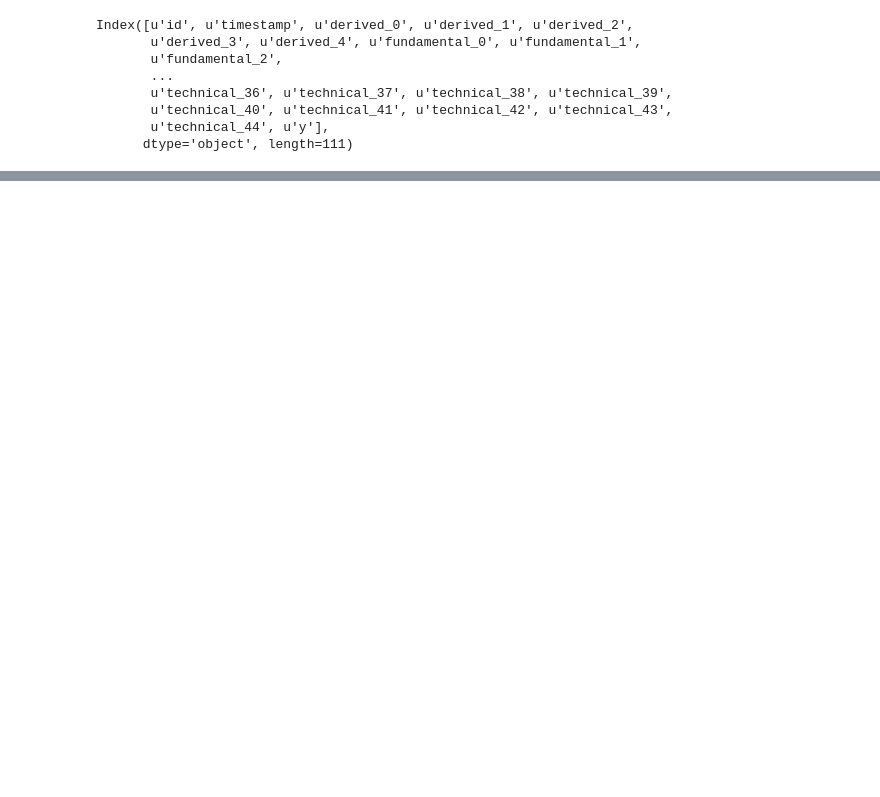
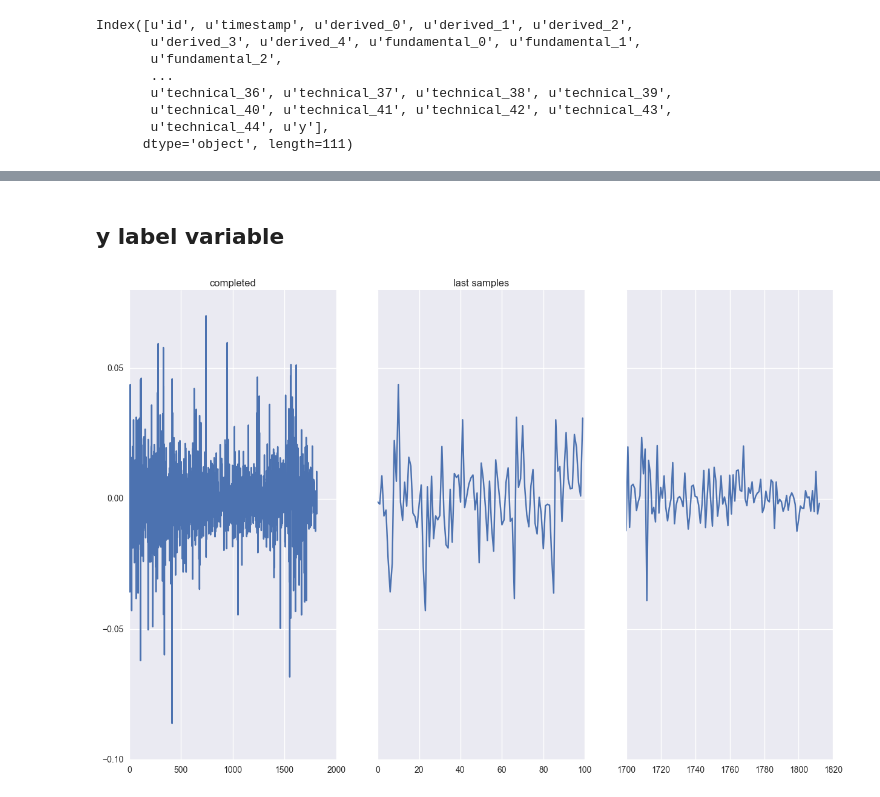
Before and after one commit to VictorPelaez/Time-series-financial, a Jupyter notebook: notebooks/first_exploration.ipynb, the cells around one changed output, grey strips where cells are left out. Cells and saved outputs as stored; diff of their text form; code cells hidden in the pictures; blank space fills up the shorter version.

Commit message:
exploration notebook first commit

```diff
--- a/notebooks/first_exploration.ipynb
+++ b/notebooks/first_exploration.ipynb
@@ -86,0 +95,13 @@ Index([u'id', u'timestamp', u'derived_0', u'derived_1', u'derived_2',
+# %% [markdown]
+## y label variable
+# %%
+t = df[df['id']==11]['timestamp']
+y = df[df['id']==11]['y']
+
+f, (ax1, ax2, ax3) = plt.subplots(1, 3, sharey=True, figsize=(15, 10))
+ax1.plot(t, y); ax1.set_title('completed')
+ax2.plot(t[:100], y[:100]); ax2.set_title('first samples')
+ax3.plot(t[1700:], y[1700:]); ax2.set_title('last samples')
+plt.show()
+# %% [output]
+[figure, added]
```
Also changed, not shown: parts of 14 cells of this notebook.
